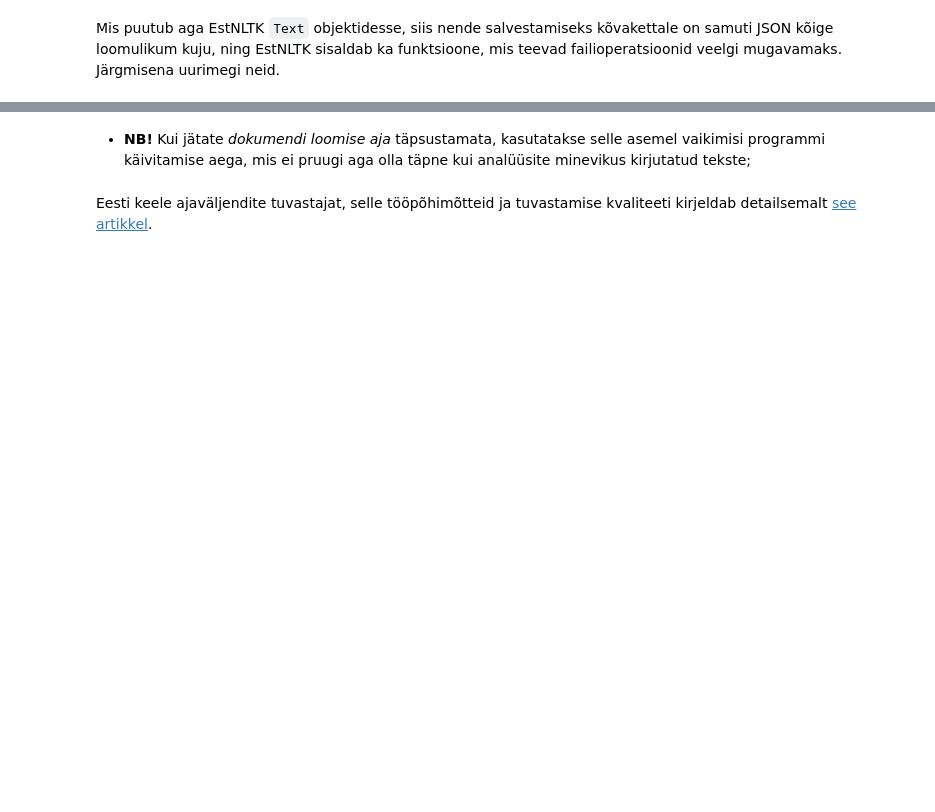
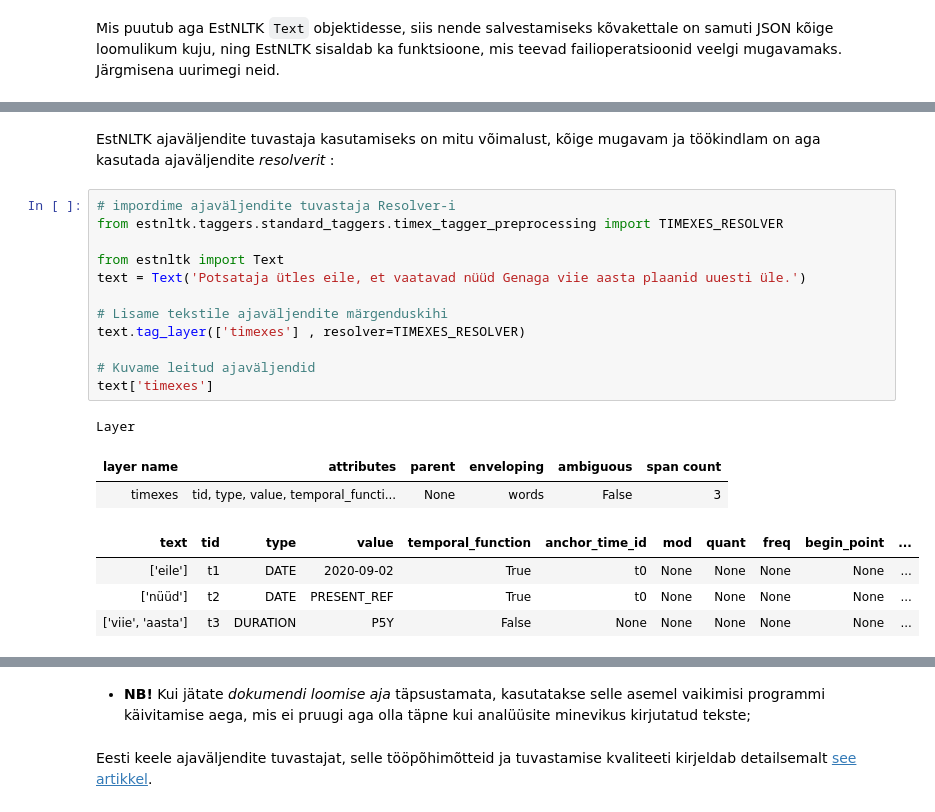
Before and after one commit to d009/EstNLP, a Jupyter notebook: Praktikum6/Praktikum_6.ipynb, the cells around one changed output, grey strips where cells are left out. Saved outputs shown, nothing was run; the diff lists cells and outputs as text; blank space fills up the shorter version.

```diff
--- a/Praktikum6/Praktikum_6.ipynb
+++ b/Praktikum6/Praktikum_6.ipynb
@@ -257,0 +203,22 @@ pprint( list(zip(text.timex_texts,text.timex_values)) )
+# %% [markdown]
+EstNLTK ajaväljendite tuvastaja kasutamiseks on mitu võimalust, kõige mugavam ja töökindlam on aga kasutada ajaväljendite _resolverit_ :
+# %%
+# impordime ajaväljendite tuvastaja Resolver-i
+from estnltk.taggers.standard_taggers.timex_tagger_preprocessing import TIMEXES_RESOLVER
+
+from estnltk import Text
+text = Text('Potsataja ütles eile, et vaatavad nüüd Genaga viie aasta plaanid uuesti üle.')
+
+# Lisame tekstile ajaväljendite märgenduskihi
+text.tag_layer(['timexes'] , resolver=TIMEXES_RESOLVER)
+
+# Kuvame leitud ajaväljendid
+text['timexes']
+# %% [output]
+Layer
+| layer name | attributes | parent | enveloping | ambiguous | span count |
+| timexes | tid, type, value, temporal_functi... | None | words | False | 3 |
+| text | tid | type | value | temporal_function | anchor_time_id | mod | quant | freq | begin_point | ... |
+| ['eile'] | t1 | DATE | 2020-09-02 | True | t0 | None | None | None | None | ... |
+| ['nüüd'] | t2 | DATE | PRESENT_REF | True | t0 | None | None | None | None | ... |
+| ['viie', 'aasta'] | t3 | DURATION | P5Y | False | None | None | None | None | None | ... |
```
Also changed, not shown: parts of 51 cells of this notebook.
